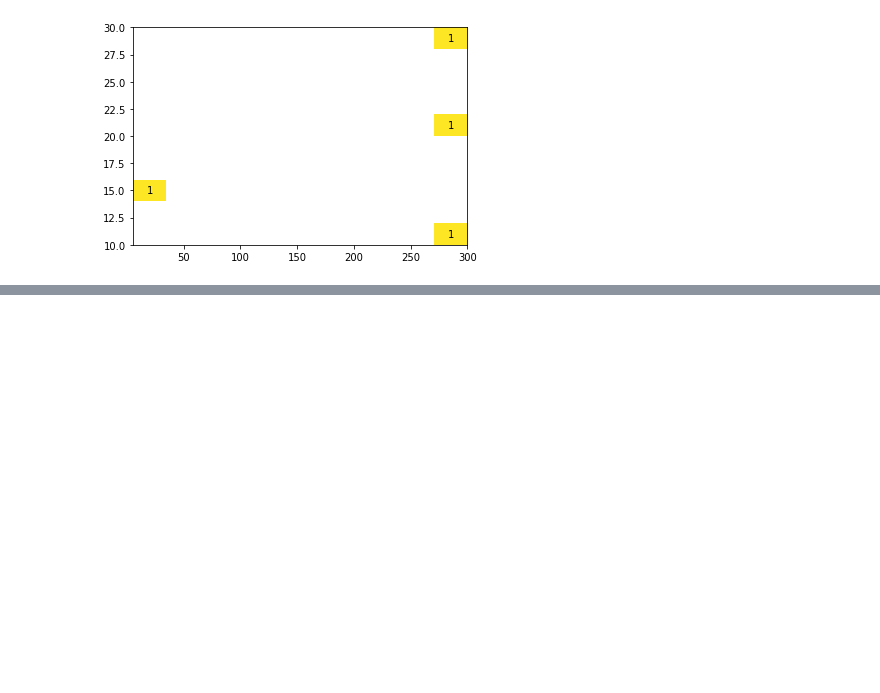
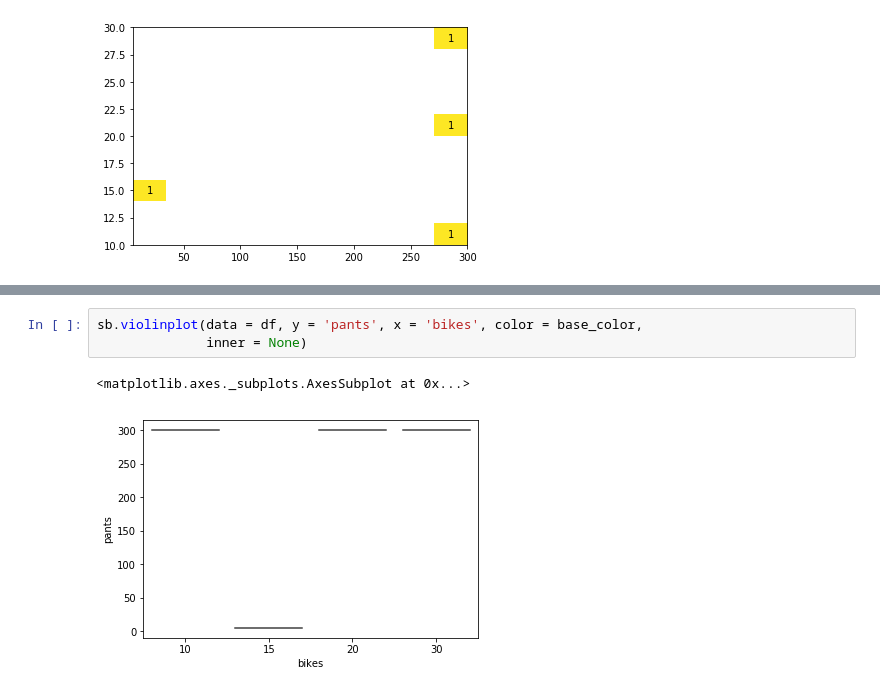
Before and after one commit to ezhilvendhan/tut-notebooks, a Jupyter notebook: *py/2. Matplotlib.ipynb, the cells around one changed output, grey strips where cells are left out. Cells and saved outputs as stored; diff of their text form; blank space fills up the shorter version.

```diff
--- a/*py/2. Matplotlib.ipynb
+++ b/*py/2. Matplotlib.ipynb
@@ -226,0 +238,6 @@ for i in range(counts.shape[0]):
+# %%
+sb.violinplot(data = df, y = 'pants', x = 'bikes', color = base_color,
+              inner = None)
+# %% [output]
+<matplotlib.axes._subplots.AxesSubplot at 0x...>
+[figure, added]
```
Also changed, not shown: parts of 5 cells of this notebook, 3 other files.
